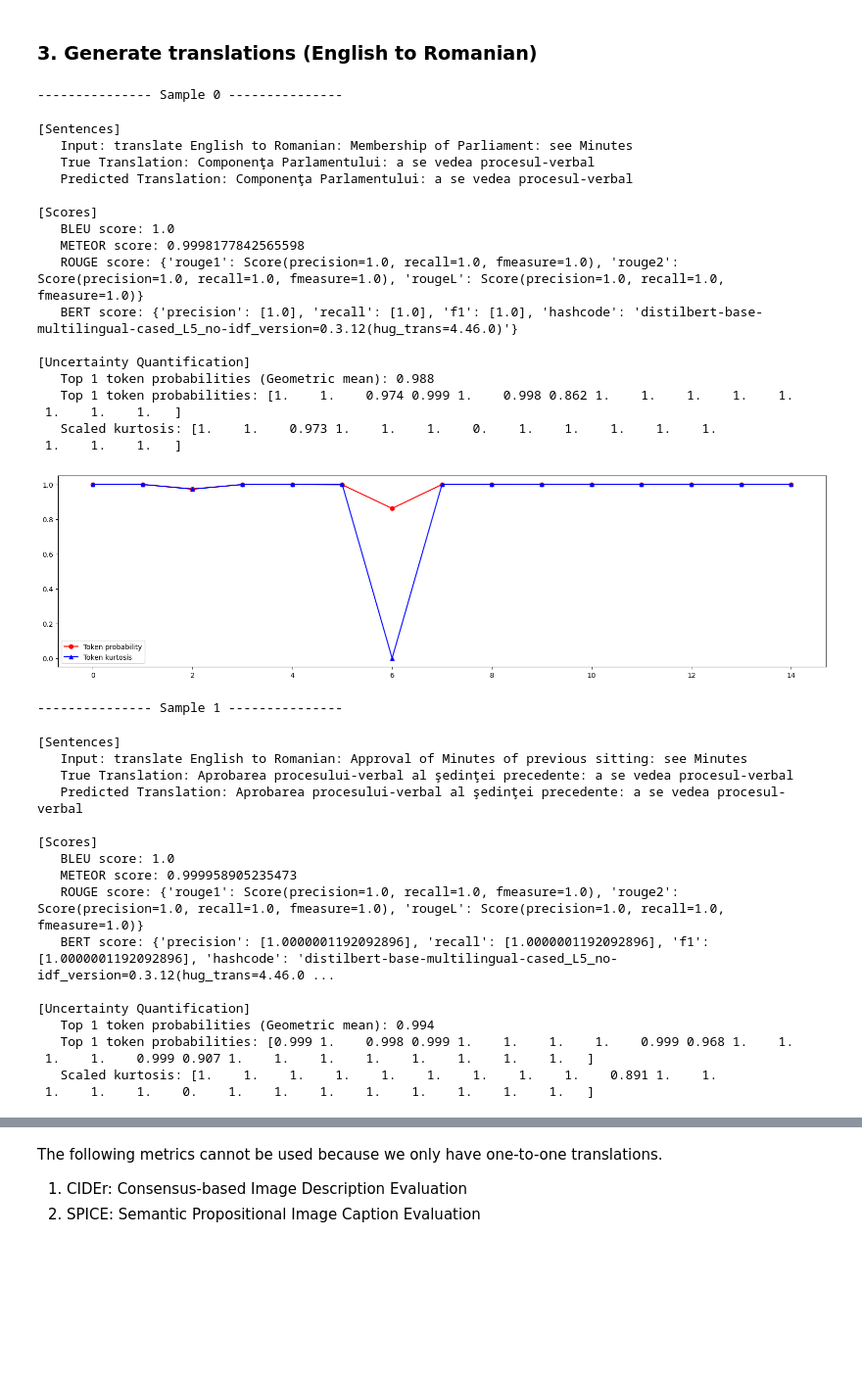
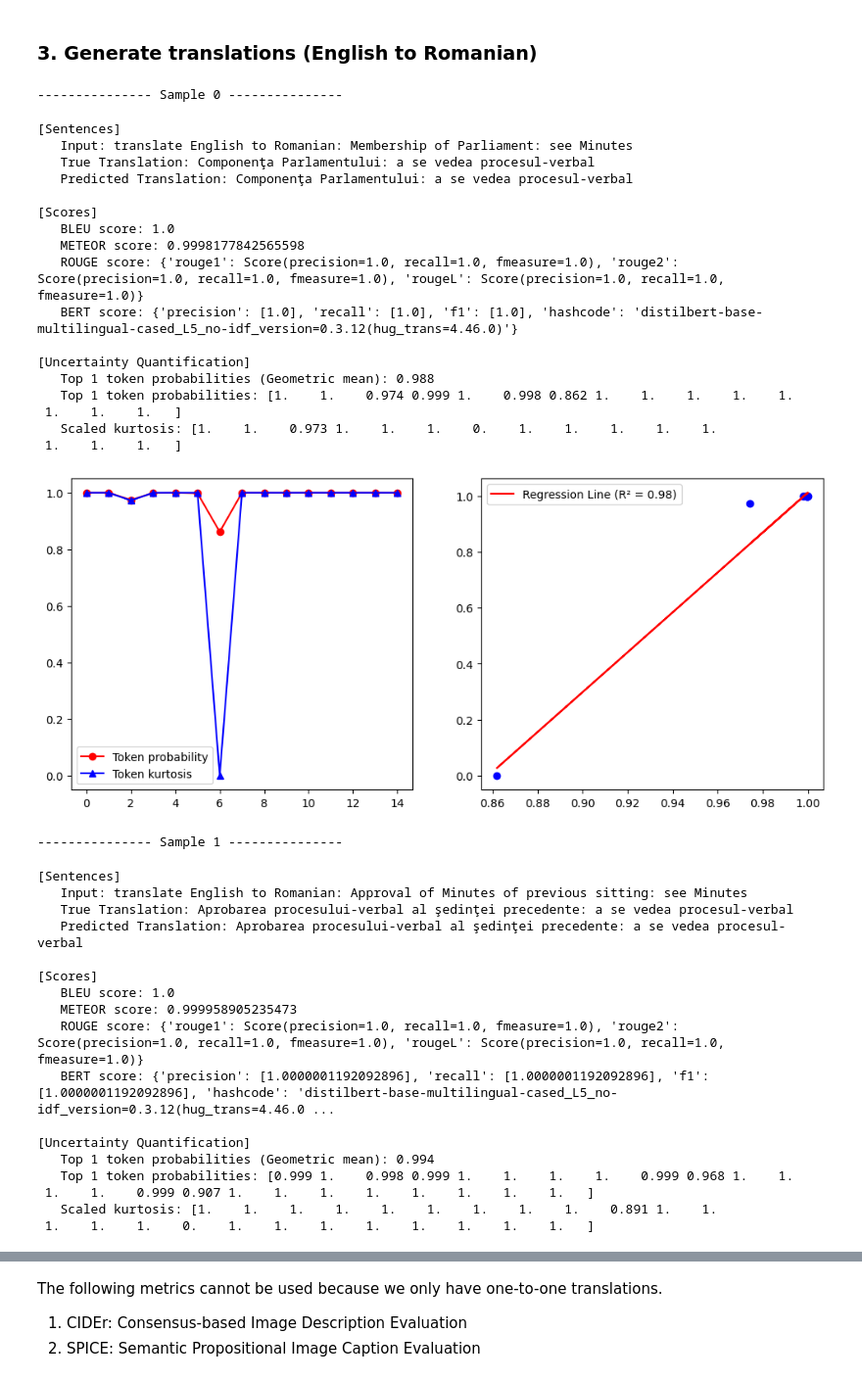
Before and after one commit to 7201krap/CSCE679_Data-Visualization, a Jupyter notebook: llm_project_uq.ipynb, the cells around one changed output, grey strips where cells are left out. Shown at 98% size. Drawn from its saved outputs; the diff is of its cells as text; code cells hidden in the pictures; blank space fills up the shorter version.

```diff
--- a/llm_project_uq.ipynb
+++ b/llm_project_uq.ipynb
@@ -282,10 +292,18 @@ for i in range(5):
     # print(f"   Top 1 token probabilities (Harmonic mean): {np.round(hmean(token_probs), 3)}")
 
     # visualization for token probability and kurtosis
-    fig, ax = plt.subplots(1, 1, figsize=(20, 5))
-    ax.plot(np.arange(0, len(token_probs)), token_probs, label='Token probability', c='red', marker='o')
-    ax.plot(np.arange(0, len(token_probs)), scaled_token_kurtosis, label='Token kurtosis', c='blue', marker='^')
-    ax.legend()
+    fig, (ax1, ax2) = plt.subplots(1, 2, figsize=(12, 5))
+    ax1.plot(np.arange(0, len(token_probs)), token_probs, label='Token probability', c='red', marker='o')
+    ax1.plot(np.arange(0, len(token_probs)), scaled_token_kurtosis, label='Token kurtosis', c='blue', marker='^')
+    ax1.legend()
+
+    model = LinearRegression()
+    model.fit(token_probs.reshape(-1, 1), scaled_token_kurtosis)
+    predictions = model.predict(token_probs.reshape(-1, 1))
+    r2 = r2_score(scaled_token_kurtosis, predictions)
+    ax2.scatter(token_probs, scaled_token_kurtosis, color='blue')
+    ax2.plot(token_probs, predictions, color='red', label=f'Regression Line (R² = {r2:.2f})')
+    ax2.legend()
     plt.show()
 # %% [output]
 --------------- Sample 0 ---------------
@@ -402,38 +420,46 @@ for i in range(5):
     print("   BERT score:", bert)
 
     print("\n[Uncertainty Quantification]")
     # print(f"   Token length: {len(token_probs)}")
     print(f"   Top 1 token probabilities (Geometric mean): {np.round(gmean(token_probs), 3)}")
     print(f"   Top 1 token probabilities: {np.round(token_probs, 3)}")
     print(f"   Scaled kurtosis: {np.round(scaled_token_kurtosis, 3)}")
     # print(f"   Top 1 token probabilities (Harmonic mean): {np.round(hmean(token_probs), 3)}")
 
     # visualization for token probability and kurtosis
-    fig, ax = plt.subplots(1, 1, figsize=(20, 5))
-    ax.plot(np.arange(0, len(token_probs)), token_probs, label='Token probability', c='red', marker='o')
-    ax.plot(np.arange(0, len(token_probs)), scaled_token_kurtosis, label='Token kurtosis', c='blue', marker='^')
-    ax.legend()
+    fig, (ax1, ax2) = plt.subplots(1, 2, figsize=(12, 5))
+    ax1.plot(np.arange(0, len(token_probs)), token_probs, label='Token probability', c='red', marker='o')
+    ax1.plot(np.arange(0, len(token_probs)), scaled_token_kurtosis, label='Token kurtosis', c='blue', marker='^')
+    ax1.legend()
+
+    model = LinearRegression()
+    model.fit(token_probs.reshape(-1, 1), scaled_token_kurtosis)
+    predictions = model.predict(token_probs.reshape(-1, 1))
+    r2 = r2_score(scaled_token_kurtosis, predictions)
+    ax2.scatter(token_probs, scaled_token_kurtosis, color='blue')
+    ax2.plot(token_probs, predictions, color='red', label=f'Regression Line (R² = {r2:.2f})')
+    ax2.legend()
     plt.show()
 # %% [output]
 --------------- Sample 0 ---------------
 [Sentences]
    Input: translate English to Romanian: Membership of Parliament: see Minutes
    True Translation: Componenţa Parlamentului: a se vedea procesul-verbal
    Predicted Translation: Componenţa Parlamentului: a se vedea procesul-verbal
 
 [Scores]
    BLEU score: 1.0
    METEOR score: 0.9998177842565598
    ROUGE score: {'rouge1': Score(precision=1.0, recall=1.0, fmeasure=1.0), 'rouge2': Score(precision=1.0, recall=1.0, fmeasure=1.0), 'rougeL': Score(precision=1.0, recall=1.0, fmeasure=1.0)}
    BERT score: {'precision': [1.0], 'recall': [1.0], 'f1': [1.0], 'hashcode': 'distilbert-base-multilingual-cased_L5_no-idf_version=0.3.12(hug_trans=4.46.0)'}
 
 [Uncertainty Quantification]
    Top 1 token probabilities (Geometric mean): 0.988
    Top 1 token probabilities: [1.    1.    0.974 0.999 1.    0.998 0.862 1.    1.    1.    1.    1.
  1.    1.    1.   ]
    Scaled kurtosis: [1.    1.    0.973 1.    1.    1.    0.    1.    1.    1.    1.    1.
  1.    1.    1.   ]
-[figure, old version]
+[figure, new version]
 --------------- Sample 1 ---------------
 [Sentences]
    Input: translate English to Romanian: Approval of Minutes of previous sitting: see Minutes
```
Also changed, not shown: parts of 4 cells of this notebook.
